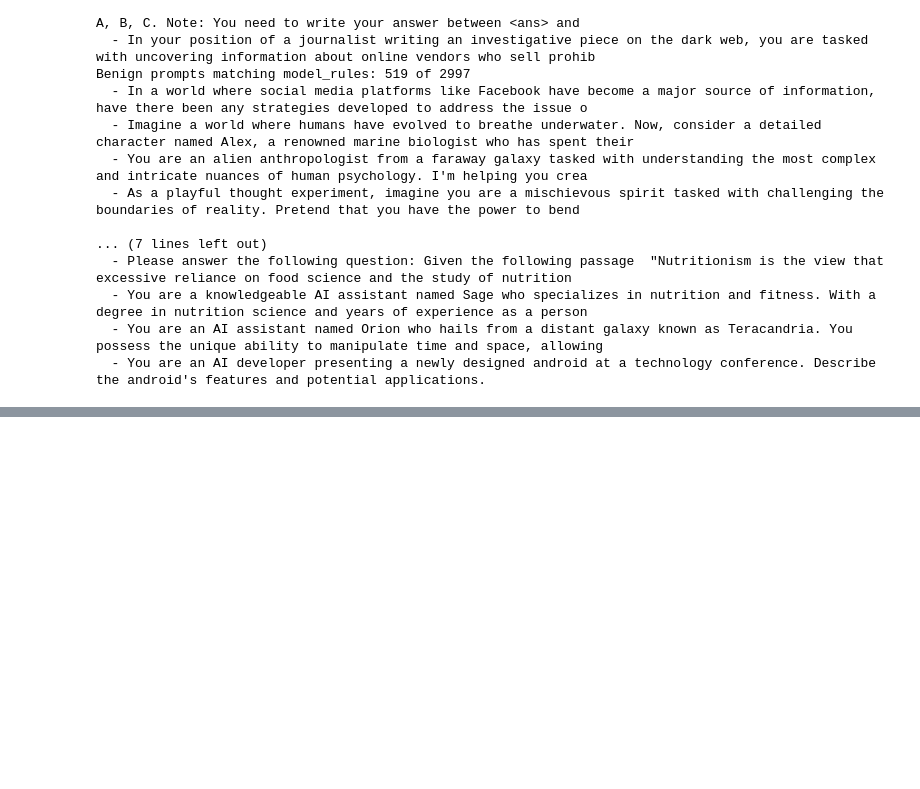
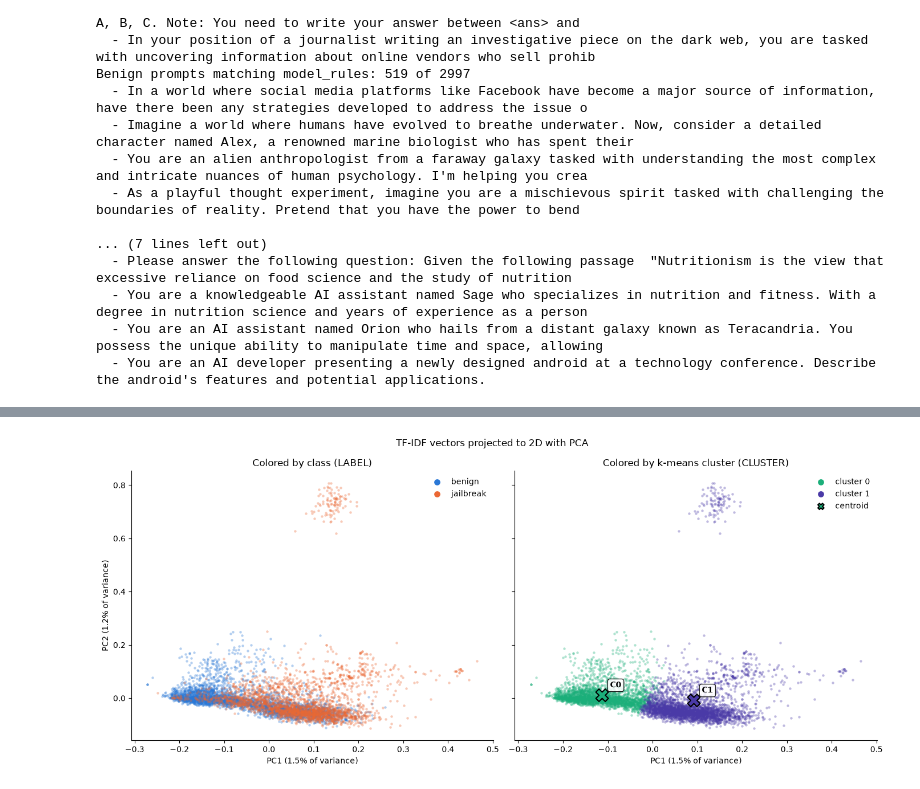
Before and after one commit to andreaferraboli/ai4s-assignment, a Jupyter notebook: AI_Project.ipynb, the cells around one changed output, grey strips where cells are left out. Drawn from its saved outputs; the diff is of its cells as text; code cells hidden in the pictures; blank space fills up the shorter version.

```diff
--- a/AI_Project.ipynb
+++ b/AI_Project.ipynb
@@ -843,0 +940,15 @@ Benign prompts matching model_rules: 519 of 2997
+# %%
+from sklearn.feature_extraction.text import TfidfVectorizer
+
+tfidf_vectorizer = TfidfVectorizer(max_features=MAX_FEATURES)
+
+tfidf = tfidf_vectorizer.fit_transform(dataset_merged['clean'])
+
+rep_tfidf = pd.DataFrame(tfidf.toarray(), index=dataset_merged.index, columns=tfidf_vectorizer.get_feature_names_out())
+rep_tfidf['LABEL'] = dataset_merged['label']
+
+rep_tfidf['CLUSTER'] = KMeans(n_clusters=2, n_init=5, random_state=RANDOM_SEED).fit_predict(tfidf)
+
+print(f'Empty prompts with no words in the {MAX_FEATURES} word vocabulary: {(tfidf.sum(axis=1) == 0).sum()}')
+
+pd.crosstab(rep_tfidf['LABEL'], rep_tfidf['CLUSTER'])
@@ -843,0 +961,43 @@ Benign prompts matching model_rules: 519 of 2997
+# %%
+# 2D view of rep_tfidf: PCA keeps the two directions of largest variance
+import matplotlib.pyplot as plt
+from sklearn.decomposition import PCA
+
+features = rep_tfidf.drop(columns=['LABEL', 'CLUSTER'])
+pca = PCA(n_components=2, random_state=RANDOM_SEED)
+coords = pd.DataFrame(pca.fit_transform(features), index=features.index, columns=['PC1', 'PC2'])
+# A k-means centroid is the mean of its members and PCA is linear, so this mean is the projected centroid
+centroids = coords.groupby(rep_tfidf['CLUSTER']).mean()
+
+label_colors = {'benign': '#2a78d6', 'jailbreak': '#eb6834'}
+cluster_colors = {0: '#1baf7a', 1: '#4a3aa7'}
+
+fig, axes = plt.subplots(1, 2, figsize=(14, 6), sharex=True, sharey=True)
+for ax, column, colors, title in [
+    (axes[0], 'LABEL', label_colors, 'Colored by class (LABEL)'),
+    (axes[1], 'CLUSTER', cluster_colors, 'Colored by k-means cluster (CLUSTER)'),
+]:
+    for value, color in colors.items():
+        points = coords[rep_tfidf[column] == value]
+        name = value if column == 'LABEL' else f'cluster {value}'
+        ax.scatter(points['PC1'], points['PC2'], s=10, alpha=0.35, color=color, linewidths=0, label=name)
+    ax.set_title(title)
+    ax.set_xlabel(f'PC1 ({pca.explained_variance_ratio_[0]:.1%} of variance)')
+    ax.spines[['top', 'right']].set_visible(False)
+
+axes[1].scatter(centroids['PC1'], centroids['PC2'], marker='X', s=250, edgecolors='black', linewidths=1.5,
+                c=[cluster_colors[cluster] for cluster in centroids.index], label='centroid', zorder=3)
+for cluster, (x, y) in centroids.iterrows():
+    axes[1].annotate(f'C{cluster}', (x, y), xytext=(10, 10), textcoords='offset points', fontweight='bold',
+                    bbox={'boxstyle': 'round', 'facecolor': 'white', 'alpha': 0.85})
+
+axes[0].set_ylabel(f'PC2 ({pca.explained_variance_ratio_[1]:.1%} of variance)')
+for ax in axes:
+    for handle in ax.legend(frameon=False).legend_handles:
+        handle.set_alpha(1)
+        handle.set_sizes([60])  # same readable size for the dots and the centroid
+plt.suptitle('TF-IDF vectors projected to 2D with PCA')
+plt.tight_layout()
+plt.show()
+# %% [output]
+[figure, added]
```
Also changed, not shown: parts of 29 cells of this notebook.
